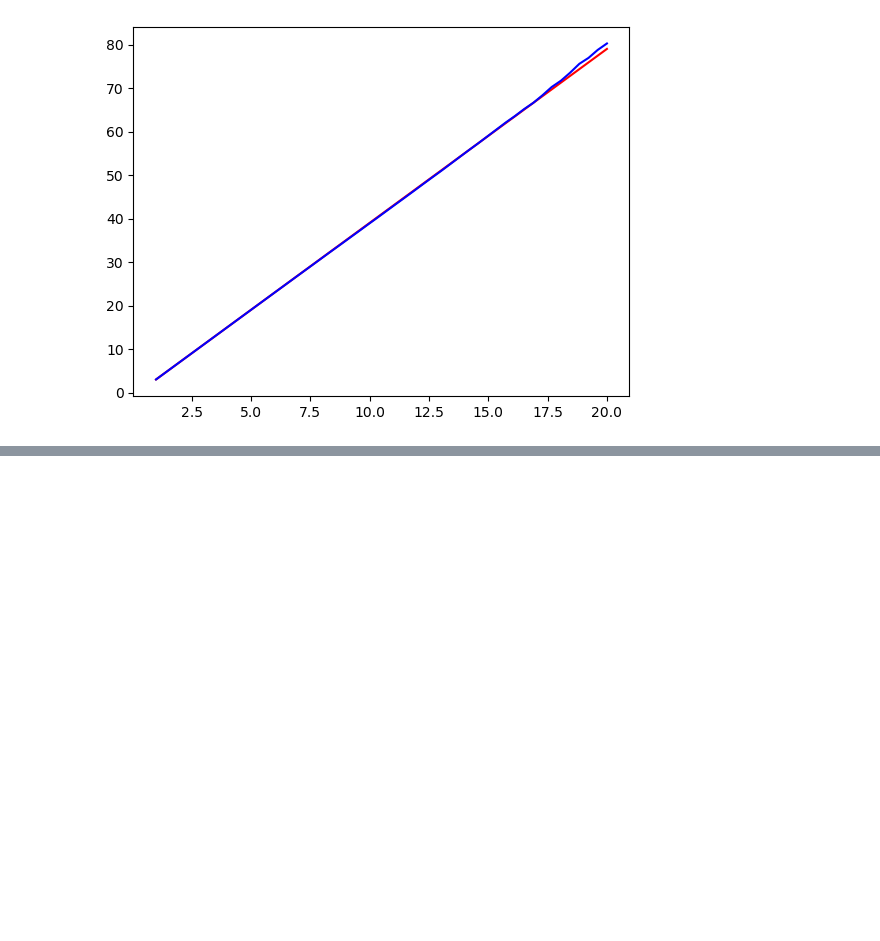
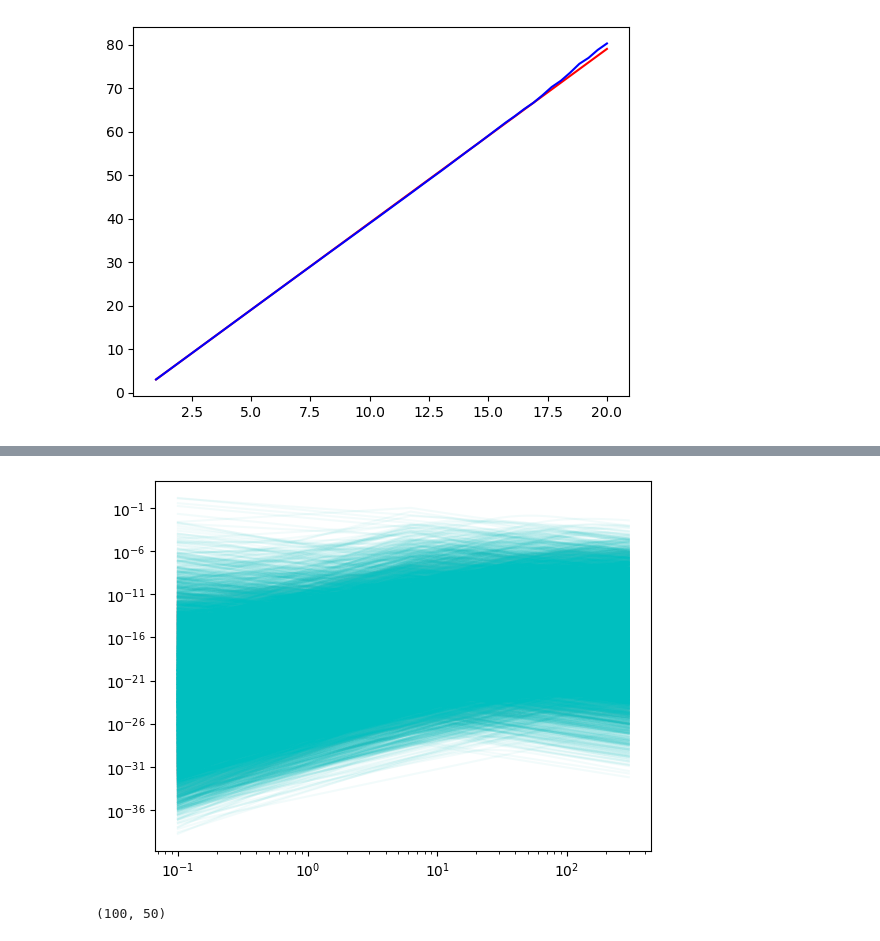
Before and after one commit to wfw23/MPhys_project, a Jupyter notebook: emulation.ipynb, the cells around one changed output, grey strips where cells are left out. Cells and saved outputs as stored; diff of their text form; code cells hidden in the pictures; blank space fills up the shorter version.

Commit message:
emulator improvements and noise vs bias testing

```diff
--- a/emulation.ipynb
+++ b/emulation.ipynb
@@ -150,0 +139,16 @@ plt.show()
+# %%
+def tophat_func(time,  thv, loge0 , thc, logn0, p, logepse, logepsb, g0):
+    flux= tophat(time=time, output_format='flux_density', redshift=0.01,  thv=thv, loge0=loge0 , thc=thc, logn0=logn0, p=p, logepse=logepse,
+        logepsb=logepsb, ksin=1, g0=g0, frequency= 2e17)
+    return flux
+# %%
+general_priors= redback.priors.get_priors(model='tophat')
+#['frequency']= Uniform(minimum=5e9, maximum=2e17, name='frequency', latex_label='$frequency$', unit=None, boundary=None)
+general_priors
+
+num=10000
+samples=general_priors.sample(num)
+tophat_data=pd.DataFrame.from_dict(samples)
+tophat_data.drop('redshift', axis=1,inplace=True)
+tophat_data.drop('ksin', axis=1,inplace=True)
+tophat_data
@@ -150,0 +169,15 @@ plt.show()
+# %%
+training = tophat_data.iloc[:9900]
+testing = tophat_data.iloc[9900:]
+# %%
+time = np.linspace(0.1, 300, 50) #xs
+ys = np.zeros((9900, len(time)))  #ys
+
+ax= plt.subplot()
+
+for i in range(9900):
+    ys[i]= tophat_func(time, **training.iloc[i])
+    ax.loglog(time, ys[i], color='c', alpha=0.05)
+plt.show()
+# %% [output]
+[figure, added]
@@ -150,0 +195,6 @@ plt.show()
+# %%
+prediction = regr.predict(X_test)
+prediction = 10**(scaler.inverse_transform(prediction))
+prediction.shape
+# %% [output]
+(100, 50)
```
Also changed, not shown: parts of 20 cells of this notebook, 46 other files.
